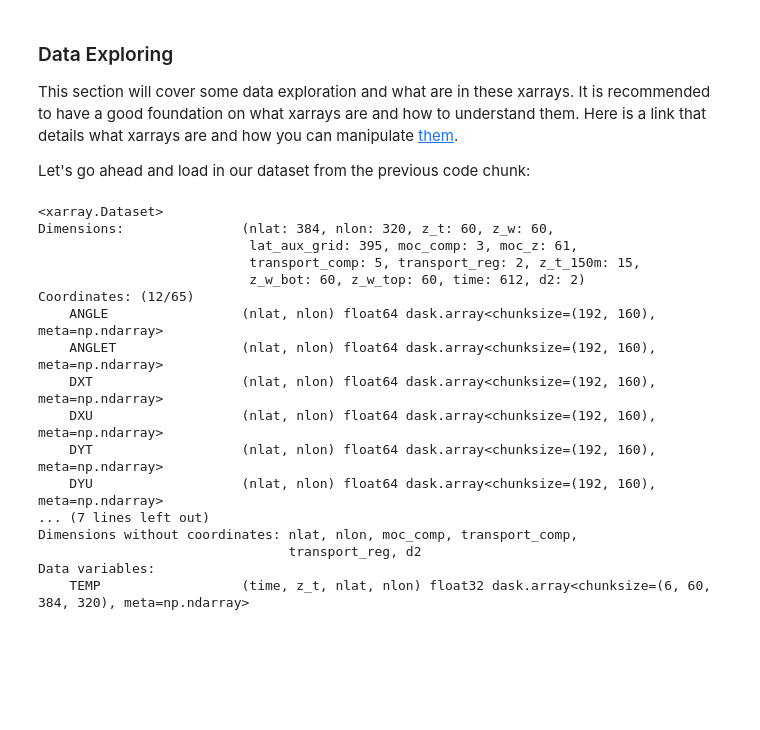
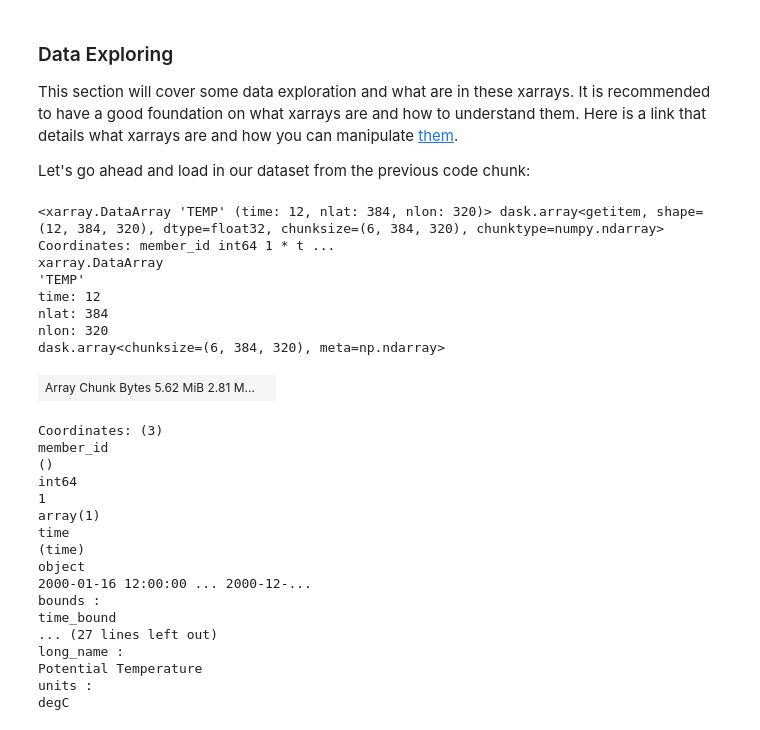
Before and after one commit to olleholt/toolkit, a Jupyter notebook: Time_series.ipynb, the cells around one changed output. Drawn from its saved outputs; the diff is of its cells as text; code cells hidden in the pictures; blank space fills up the shorter version.

```diff
--- a/Time_series.ipynb
+++ b/Time_series.ipynb
@@ -359,23 +375,31 @@ This section will cover some data exploration and what are in these xarrays. It
 
 Let's go ahead and load in our dataset from the previous code chunk:
 # %%
-#load edited xarray
-temp
+#print the edited xarray
+temp_2000
 # %% [output]
-<xarray.Dataset>
-Dimensions:               (nlat: 384, nlon: 320, z_t: 60, z_w: 60,
-                           lat_aux_grid: 395, moc_comp: 3, moc_z: 61,
-                           transport_comp: 5, transport_reg: 2, z_t_150m: 15,
-                           z_w_bot: 60, z_w_top: 60, time: 612, d2: 2)
-Coordinates: (12/65)
-    ANGLE                 (nlat, nlon) float64 dask.array<chunksize=(192, 160), meta=np.ndarray>
-    ANGLET                (nlat, nlon) float64 dask.array<chunksize=(192, 160), meta=np.ndarray>
-    DXT                   (nlat, nlon) float64 dask.array<chunksize=(192, 160), meta=np.ndarray>
-    DXU                   (nlat, nlon) float64 dask.array<chunksize=(192, 160), meta=np.ndarray>
-    DYT                   (nlat, nlon) float64 dask.array<chunksize=(192, 160), meta=np.ndarray>
-    DYU                   (nlat, nlon) float64 dask.array<chunksize=(192, 160), meta=np.ndarray>
-... (7 lines left out)
-Dimensions without coordinates: nlat, nlon, moc_comp, transport_comp,
-                                transport_reg, d2
-Data variables:
-    TEMP                  (time, z_t, nlat, nlon) float32 dask.array<chunksize=(6, 60, 384, 320), meta=np.ndarray>
+<xarray.DataArray 'TEMP' (time: 12, nlat: 384, nlon: 320)> dask.array<getitem, shape=(12, 384, 320), dtype=float32, chunksize=(6, 384, 320), chunktype=numpy.ndarray> Coordinates: member_id int64 1 * t ...
+xarray.DataArray
+'TEMP'
+time: 12
+nlat: 384
+nlon: 320
+dask.array<chunksize=(6, 384, 320), meta=np.ndarray>
+| Array Chunk Bytes 5.62 MiB 2.81 M... |  |
+Coordinates: (3)
+member_id
+()
+int64
+1
+array(1)
+time
+(time)
+object
+2000-01-16 12:00:00 ... 2000-12-...
+bounds :
+time_bound
+... (27 lines left out)
+long_name :
+Potential Temperature
+units :
+degC
```
Also changed, not shown: parts of 11 cells of this notebook.
